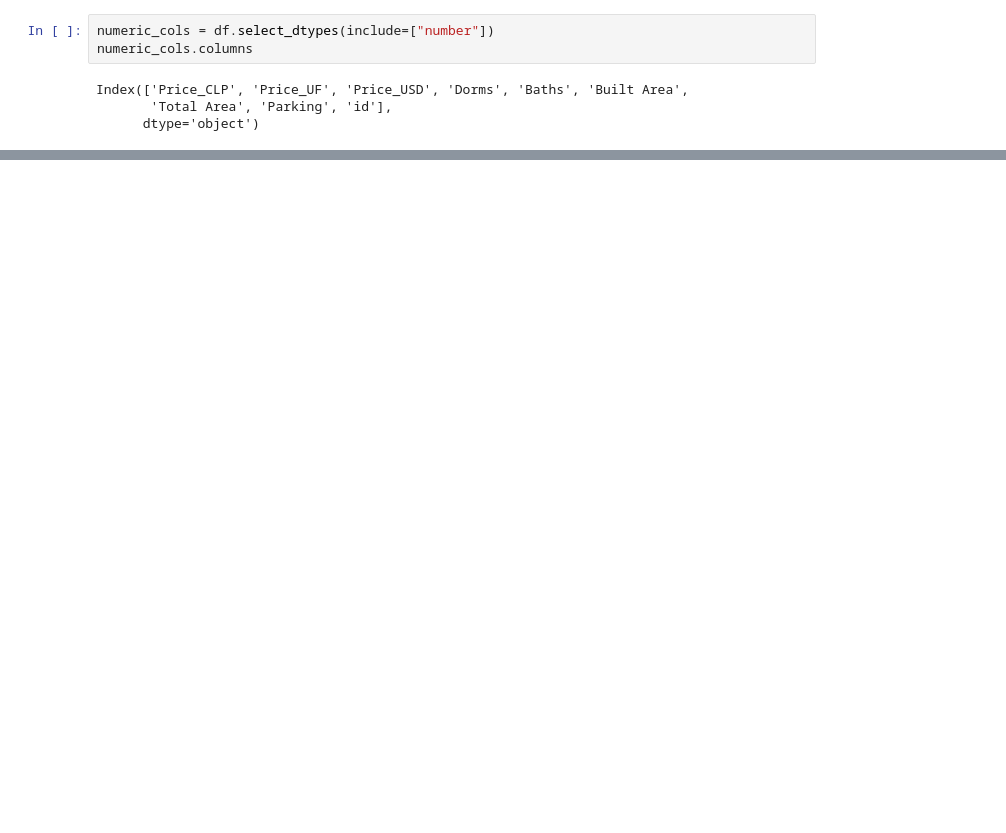
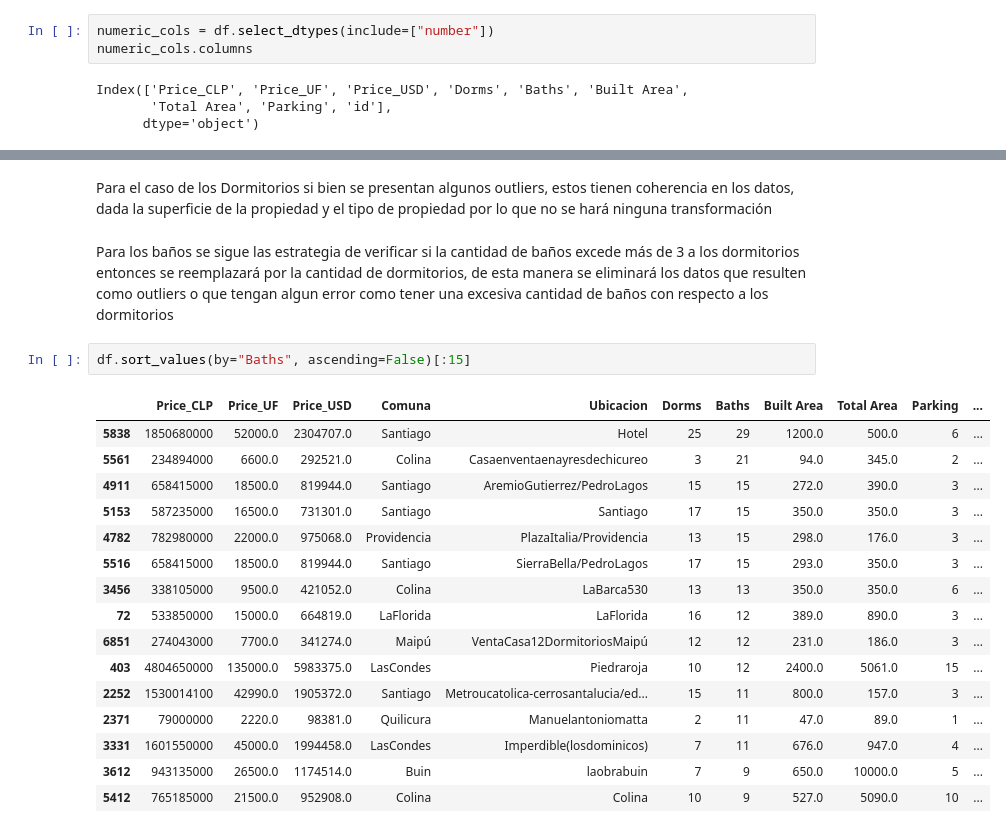
Before and after one commit to gonzakayunawel/casas_usadas_chile_analysis, a Jupyter notebook: B005_Gonzalo_Cayunao.ipynb, the cells around one changed output, grey strips where cells are left out. Drawn from its saved outputs; the diff is of its cells as text; blank space fills up the shorter version.

Commit message:
Outliers

```diff
--- a/B005_Gonzalo_Cayunao.ipynb
+++ b/B005_Gonzalo_Cayunao.ipynb
@@ -289,0 +301,23 @@ for col in numeric_cols:
+# %% [markdown]
+Para el caso de los Dormitorios si bien se presentan algunos outliers, estos tienen coherencia en los datos, dada la superficie de la propiedad y el tipo de propiedad por lo que no se hará ninguna transformación
+# %% [markdown]
+Para los baños se sigue las estrategia de verificar si la cantidad de baños excede más de 3 a los dormitorios entonces se reemplazará por la cantidad de dormitorios, de esta manera se eliminará los datos que resulten como outliers o que tengan algun error como tener una excesiva cantidad de baños con respecto a los dormitorios
+# %%
+df.sort_values(by="Baths", ascending=False)[:15]
+# %% [output]
+|  | Price_CLP | Price_UF | Price_USD | Comuna | Ubicacion | Dorms | Baths | Built Area | Total Area | Parking | ... |
+| 5838 | 1850680000 | 52000.0 | 2304707.0 | Santiago | Hotel | 25 | 29 | 1200.0 | 500.0 | 6 | ... |
+| 5561 | 234894000 | 6600.0 | 292521.0 | Colina | Casaenventaenayresdechicureo | 3 | 21 | 94.0 | 345.0 | 2 | ... |
+| 4911 | 658415000 | 18500.0 | 819944.0 | Santiago | AremioGutierrez/PedroLagos | 15 | 15 | 272.0 | 390.0 | 3 | ... |
+| 5153 | 587235000 | 16500.0 | 731301.0 | Santiago | Santiago | 17 | 15 | 350.0 | 350.0 | 3 | ... |
+| 4782 | 782980000 | 22000.0 | 975068.0 | Providencia | PlazaItalia/Providencia | 13 | 15 | 298.0 | 176.0 | 3 | ... |
+| 5516 | 658415000 | 18500.0 | 819944.0 | Santiago | SierraBella/PedroLagos | 17 | 15 | 293.0 | 350.0 | 3 | ... |
+| 3456 | 338105000 | 9500.0 | 421052.0 | Colina | LaBarca530 | 13 | 13 | 350.0 | 350.0 | 6 | ... |
+| 72 | 533850000 | 15000.0 | 664819.0 | LaFlorida | LaFlorida | 16 | 12 | 389.0 | 890.0 | 3 | ... |
+| 6851 | 274043000 | 7700.0 | 341274.0 | Maipú | VentaCasa12DormitoriosMaipú | 12 | 12 | 231.0 | 186.0 | 3 | ... |
+| 403 | 4804650000 | 135000.0 | 5983375.0 | LasCondes | Piedraroja | 10 | 12 | 2400.0 | 5061.0 | 15 | ... |
+| 2252 | 1530014100 | 42990.0 | 1905372.0 | Santiago | Metroucatolica-cerrosantalucia/ed... | 15 | 11 | 800.0 | 157.0 | 3 | ... |
+| 2371 | 79000000 | 2220.0 | 98381.0 | Quilicura | Manuelantoniomatta | 2 | 11 | 47.0 | 89.0 | 1 | ... |
+| 3331 | 1601550000 | 45000.0 | 1994458.0 | LasCondes | Imperdible(losdominicos) | 7 | 11 | 676.0 | 947.0 | 4 | ... |
+| 3612 | 943135000 | 26500.0 | 1174514.0 | Buin | laobrabuin | 7 | 9 | 650.0 | 10000.0 | 5 | ... |
+| 5412 | 765185000 | 21500.0 | 952908.0 | Colina | Colina | 10 | 9 | 527.0 | 5090.0 | 10 | ... |
```
Also changed, not shown: parts of 13 cells of this notebook.
